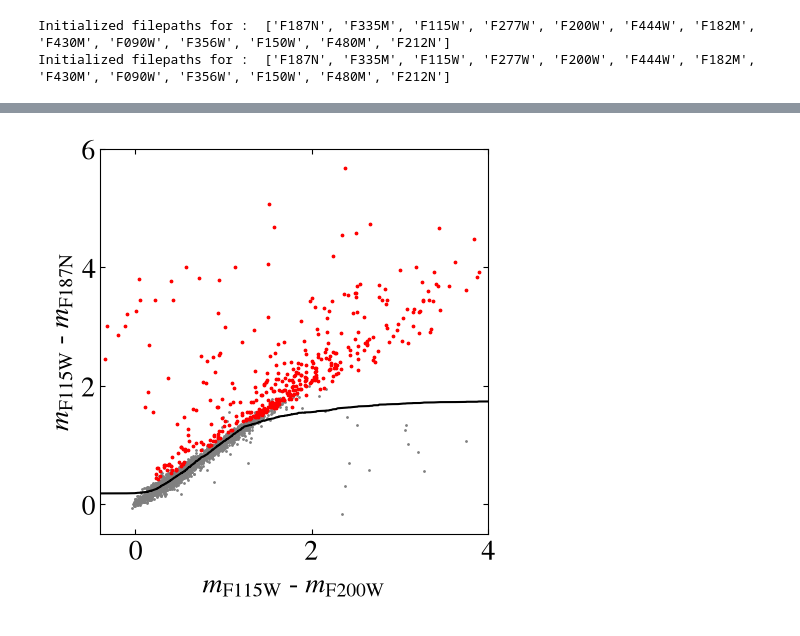
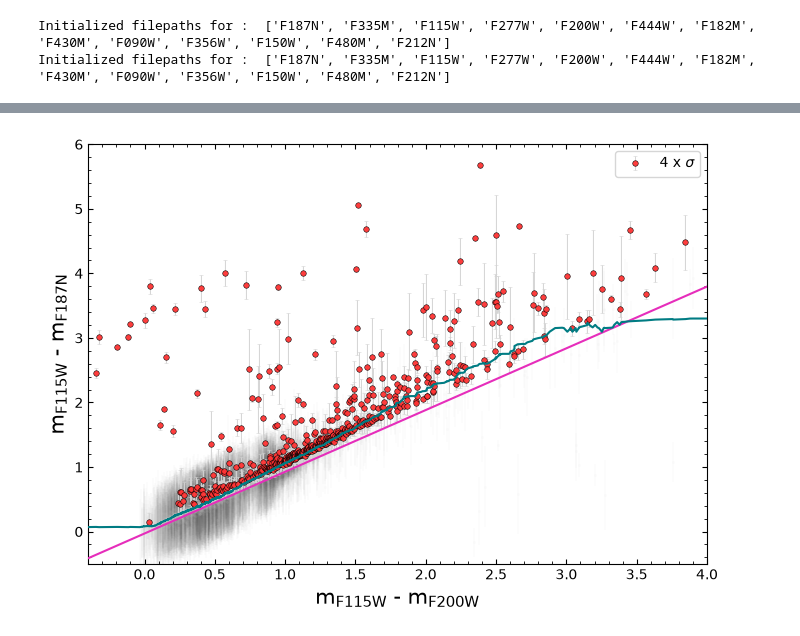
Before and after one commit to LukaSlagter/STRW-MSC, a Jupyter notebook: Disk_accretion/Finding_accretors.ipynb, the cells around one changed output, grey strips where cells are left out. Cells and saved outputs as stored; diff of their text form; code cells hidden in the pictures.

```diff
--- a/Disk_accretion/Finding_accretors.ipynb
+++ b/Disk_accretion/Finding_accretors.ipynb
@@ -61,25 +87,99 @@ Found 439 out of 4668 excess sources
 # %%
-fig = plt.figure(figsize=(5, 5))
-gs = gridspec.GridSpec(1, 1, figure=fig)
-ax = fig.add_subplot(gs[0, 0])
+fig, ax = plt.subplots(figsize=(7, 5))
 
-ax.scatter(Classifier.C1_C3_color, Classifier.C1_C2_color, c="gray", alpha=1, s=1)
+ax.errorbar(
+    Classifier.C1_C3_color,
+    Classifier.C1_C2_color,
+    yerr=Classifier.C1_C2_eMag * 4,
+    fmt="o",
+    markersize=2,
+    markerfacecolor="lightgray",
+    markeredgecolor="none",
+    ecolor="0.25",
+    elinewidth=0.35,
+    capsize=0,
+    alpha=0.07,
+    linestyle="none",
+    zorder=1,
+)
 
-ax.scatter(
+ax.errorbar(
     Classifier.C1_C3_color[Classifier.excess_mask],
     Classifier.C1_C2_color[Classifier.excess_mask],
-    c="red",
-    alpha=1,
-    s=3,
+    yerr=Classifier.C1_C2_eMag[Classifier.excess_mask] * 4,
+    fmt="o",
+    markersize=4,
+    markerfacecolor="#ff3434",
+    markeredgecolor="black",
+    markeredgewidth=0.4,
+    ecolor="lightgray",
+    elinewidth=0.7,
+    capsize=1.5,
+    capthick=0.7,
+    alpha=0.95,
+    linestyle="none",
+    zorder=4,
+    label=rf"{nsimga} x $\sigma$",
+)
+ax.legend()
+
+# ax.axvspan(
+#     xmin=C_extrapolate - C_width,
+#     xmax=C_extrapolate,
+#     facecolor="tab:blue",
+#     edgecolor="tab:blue",
+#     linewidth=1,
+#     alpha=0.10,
+#     zorder=0,
+# )
+
+# ax.plot(
+
+#     Classifier.C1_C3_color,
+#     Classifier.template_C1_C2,
+#     color="k",
+#     linewidth=2,
+#     zorder=5,
+# )
+
+# ax.plot(
+#     Classifier.C1_C3_color,
+#     Classifier.running_median_C1_C2,
+#     color="k",
+#     linewidth=2,
+#     zorder=5,
+# )
+ax.plot(
+    Classifier.C1_C3_color,
+    Classifier.template_C1_C2,
+    color="#E62DBB",
+    linewidth=1.5,
+    zorder=5,
 )
 
-ax.plot(Classifier.C1_C3_color, Classifier.template_C1_C2, c="black")
+ax.plot(
+    Classifier.C1_C3_color,
+    Classifier.running_median_C1_C2,
+    color="#007C83",
+    linewidth=1.5,
+    zorder=5,
+)
 
-ax.set_xlabel(f"{PLOT._make_mag_name('F115W')} - {PLOT._make_mag_name('F200W')}")
-ax.set_ylabel(f"{PLOT._make_mag_name('F115W')} - {PLOT._make_mag_name('F187N') }")
+ax.set_xlabel(
+    f"{PLOT._make_mag_name('F115W')} - {PLOT._make_mag_name('F200W')}", fontsize=15
+)
+ax.set_ylabel(
+    f"{PLOT._make_mag_name('F115W')} - {PLOT._make_mag_name('F187N')}", fontsize=15
+)
 
 ax.set_xlim(-0.4, 4)
 ax.set_ylim(-0.5, 6)
+
+ax.tick_params(direction="in", which="both", top=True, right=True)
+ax.minorticks_on()
+
+plt.tight_layout()
+plt.savefig("excess_emission_sources.pdf", bbox_inches="tight")
 plt.show()
 # %% [output]
-[figure, old version]
+[figure, new version]
```
Also changed, not shown: parts of 6 cells of this notebook, 26 other files.
